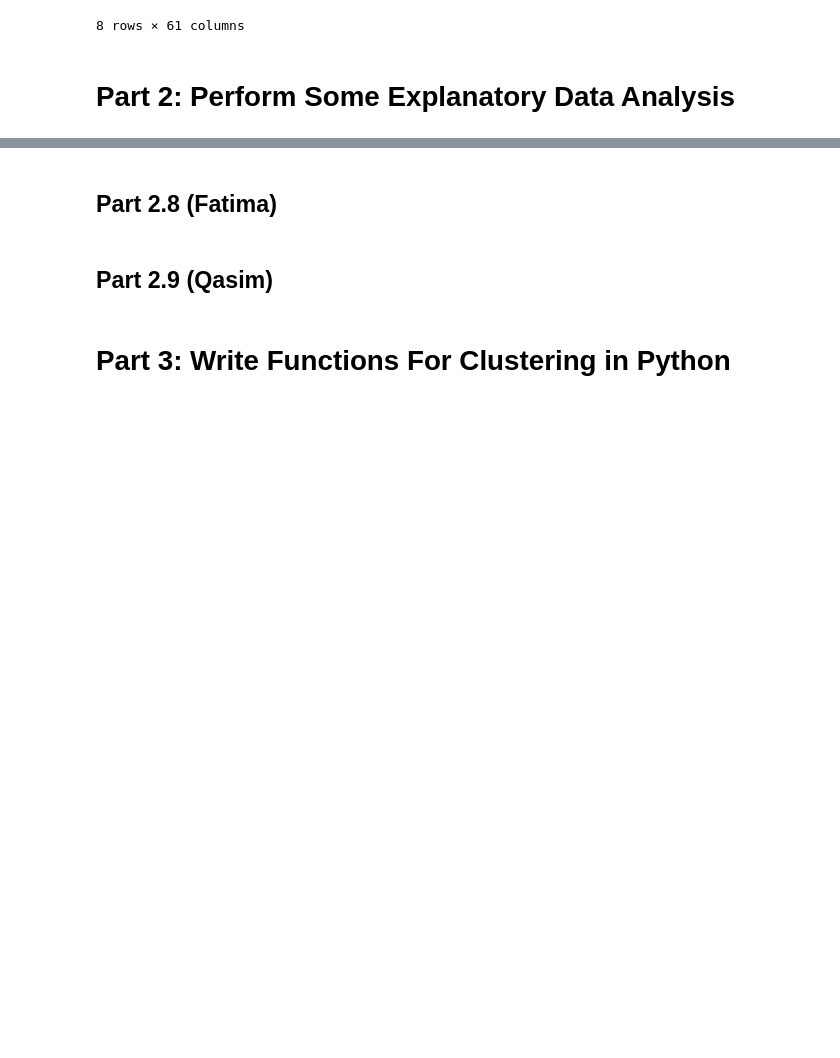
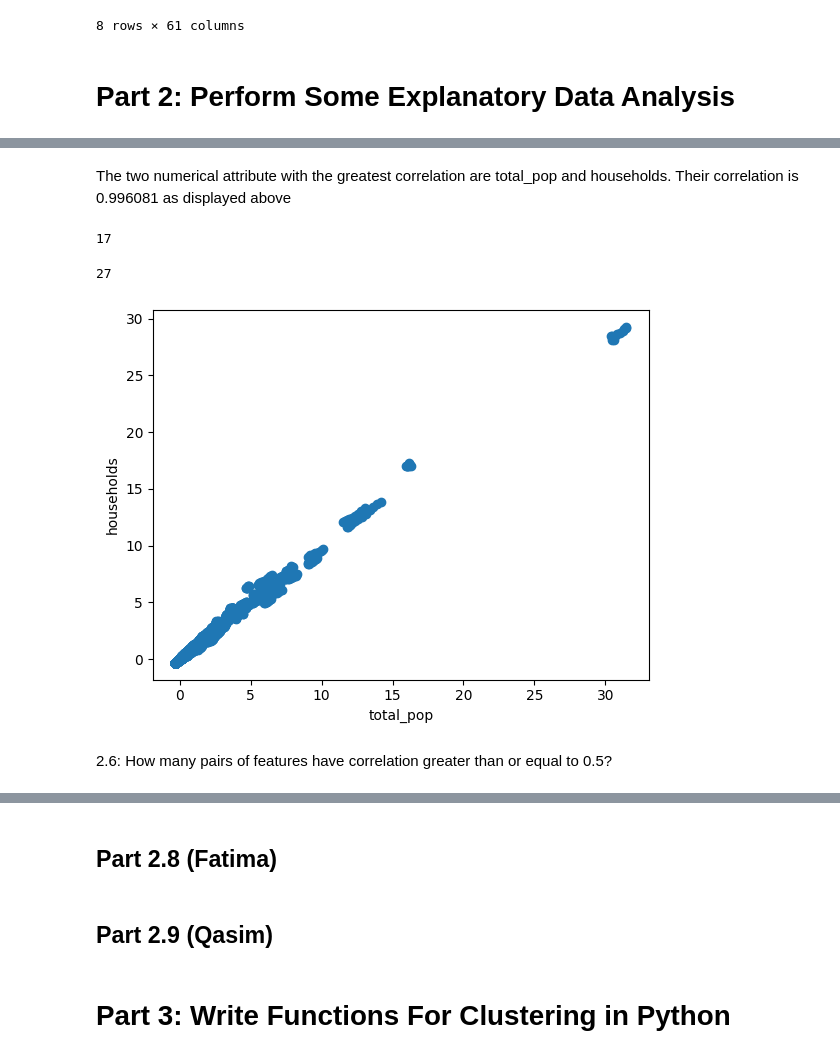
Before and after one commit to CategorIAN/CSCI_550_Project1, a Jupyter notebook: CSCI550MP1.ipynb, the cells around one changed output, grey strips where cells are left out. Saved outputs shown, nothing was run; the diff lists cells and outputs as text; code cells hidden in the pictures; blank space fills up the shorter version.

```diff
--- a/CSCI550MP1.ipynb
+++ b/CSCI550MP1.ipynb
@@ -78,0 +360,4 @@ import openpyxl as xls
+# %%
+standard_scaler = preprocessing.StandardScaler()
+standard_normalized_D = standard_scaler.fit_transform(childcare_costs)
+#The section of the code produces Z-score-normalized numerical attributes
@@ -78,0 +458,22 @@ import openpyxl as xls
+# %% [markdown]
+The two numerical attribute with the greatest correlation are total_pop and households.
+Their correlation is  0.996081 as displayed above
+# %%
+total_pop_index = childcare_costs.columns.get_loc('total_pop')
+total_pop_index
+# %% [output]
+17
+# %%
+households_index = childcare_costs.columns.get_loc('households')
+households_index
+# %% [output]
+27
+# %%
+plt.scatter(standard_normalized_D[:, total_pop_index ], standard_normalized_D[:, households_index])
+plt.xlabel('total_pop')
+plt.ylabel('households')
+plt.show()
+# %% [output]
+[figure, added]
+# %% [markdown]
+2.6: How many pairs of features have correlation greater than or equal to 0.5?
```
Also changed, not shown: parts of 58 cells of this notebook.
